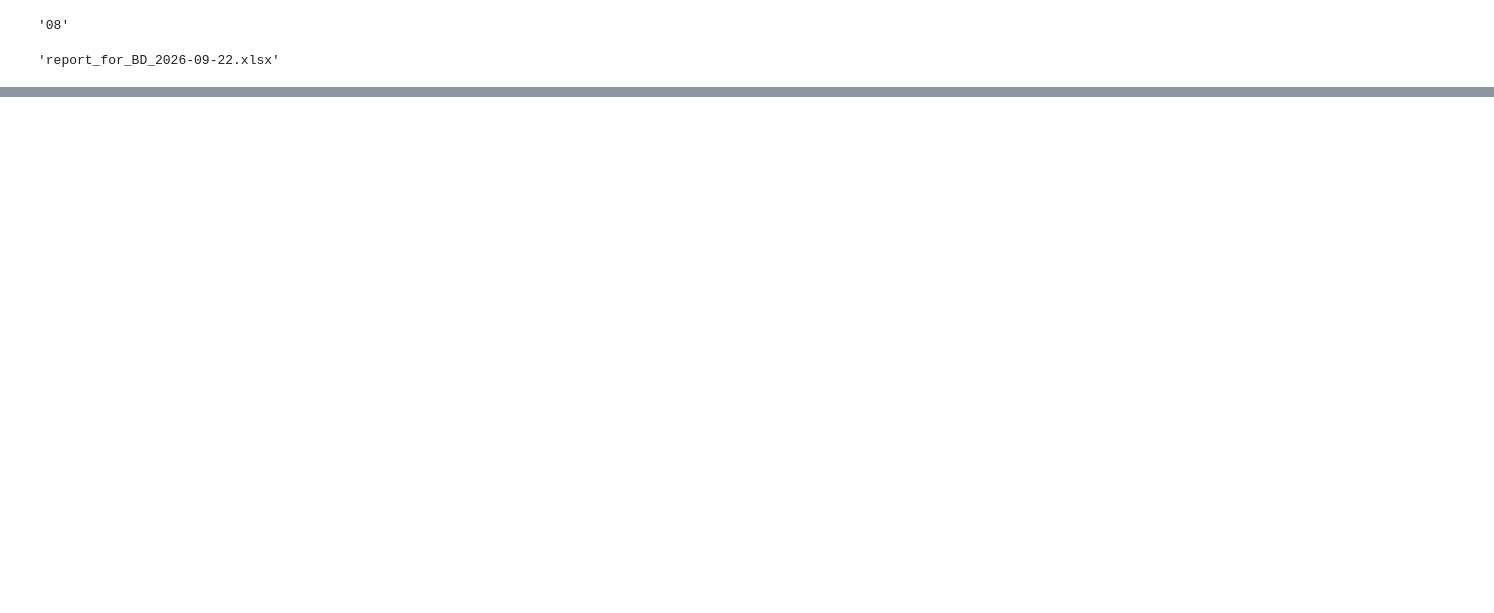
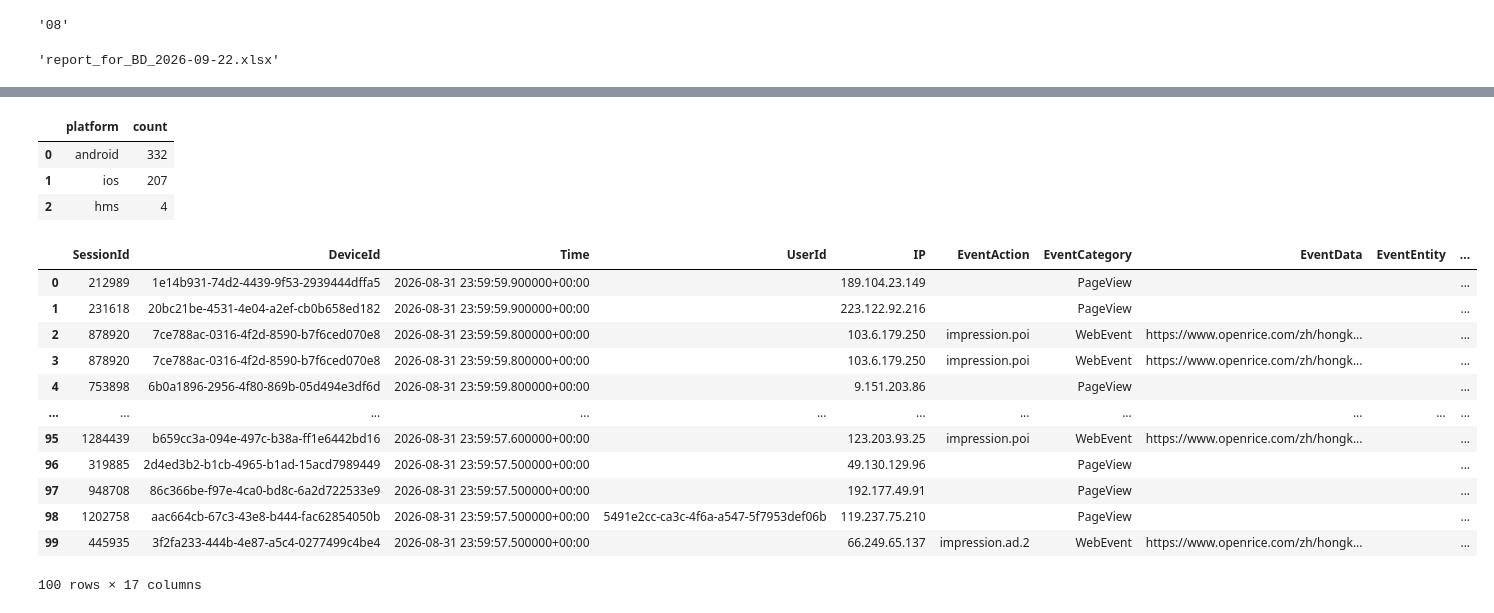
Before and after one commit to lenaopr/2026_09, a Jupyter notebook: 2026_09_21/LSLS/LSLS.ipynb, the cells around one changed output, grey strips where cells are left out. Saved outputs shown, nothing was run; the diff lists cells and outputs as text; code cells hidden in the pictures; blank space fills up the shorter version.

Commit message:
LSLS cant define Web LMS event

```diff
--- a/2026_09_21/LSLS/LSLS.ipynb
+++ b/2026_09_21/LSLS/LSLS.ipynb
@@ -116,4 +196,5 @@ with pd.ExcelWriter(excel_name, engine="openpyxl", mode="a", if_sheet_exists="ov
 # %%
+# invalid
 # 3. Daily Theme Listing Impressions --> adv search
 # 進入少鹽少糖食店頁面後，點擊篩選搜尋按鈕
 # 09:23:47|| or.advsearch.open.filter| CityID:0;sr:qcksearch;Lang:zh_TW;Ver:7.20.4; sn:hkhk.LMS2.35336.tab.-990.1
@@ -134,12 +215,67 @@ group by platform
 
 df_big_query_3 = client.query(sql).result().to_dataframe()
 
-web = df_big_query_3.query("platform=='mobile' | platform=='desktop'  ")["count"].sum()
-app = df_big_query_3.query("platform=='android' | platform=='ios' | platform=='hms' ")["count"].sum()
-temp_df = pd.DataFrame({'date':[f'{year}-{str_month}'],'web':[web],'app':[app]})
+df_big_query_3
 
-with pd.ExcelWriter(excel_name, engine="openpyxl", mode="a", if_sheet_exists="overlay") as writer:
-#     book = load_workbook(excel_name)
-#     writer.book = book
-#     writer.sheets = dict((ws.title, ws) for ws in book.worksheets)
-    temp_df.to_excel(writer, sheet_name='reduction of salt.sugar', startrow=42, header=None, index=False)
+
+# web = df_big_query_3.query("platform=='mobile' | platform=='desktop'  ")["count"].sum()
+# app = df_big_query_3.query("platform=='android' | platform=='ios' | platform=='hms' ")["count"].sum()
+# temp_df = pd.DataFrame({'date':[f'{year}-{str_month}'],'web':[web],'app':[app]})
+
+# with pd.ExcelWriter(excel_name, engine="openpyxl", mode="a", if_sheet_exists="overlay") as writer:
+# #     book = load_workbook(excel_name)
+# #     writer.book = book
+# #     writer.sheets = dict((ws.title, ws) for ws in book.worksheets)
+#     temp_df.to_excel(writer, sheet_name='reduction of salt.sugar', startrow=42, header=None, index=False)
+# %% [output]
+|  | platform | count |
+| 0 | android | 332 |
+| 1 | ios | 207 |
+| 2 | hms | 4 |
+# %%
+check_sql = f"""
+SELECT *
+FROM `openrice-production.ORGA.PV_{year}{str_month}*`
+WHERE platform IN ('desktop', 'mobile')
+/*
+  AND (
+      LOWER(EventLabelRaw) LIKE '%search%'
+      OR LOWER(EventLabel) LIKE '%search%'
+      OR LOWER(EventData) LIKE '%search%'
+      OR EXISTS (
+          SELECT 1
+          FROM UNNEST(eventlabel.list) AS item
+          WHERE LOWER(item.value) LIKE '%search%'
+      )
+  )
+  AND (
+      LOWER(EventLabelRaw) LIKE '%lms%'
+      OR LOWER(EventLabel) LIKE '%lms%'
+      OR LOWER(EventData) LIKE '%lms%'
+      OR EXISTS (
+          SELECT 1
+          FROM UNNEST(eventlabel.list) AS item
+          WHERE LOWER(item.value) LIKE '%lms%'
+      )
+  )
+*/
+ORDER BY time DESC
+LIMIT 100
+"""
+
+web_lms_records = client.query(check_sql).result().to_dataframe()
+web_lms_records
+# %% [output]
+|  | SessionId | DeviceId | Time | UserId | IP | EventAction | EventCategory | EventData | EventEntity | ... |
+| 0 | 212989 | 1e14b931-74d2-4439-9f53-2939444dffa5 | 2026-08-31 23:59:59.900000+00:00 |  | 189.104.23.149 |  | PageView |  |  | ... |
+| 1 | 231618 | 20bc21be-4531-4e04-a2ef-cb0b658ed182 | 2026-08-31 23:59:59.900000+00:00 |  | 223.122.92.216 |  | PageView |  |  | ... |
+| 2 | 878920 | 7ce788ac-0316-4f2d-8590-b7f6ced070e8 | 2026-08-31 23:59:59.800000+00:00 |  | 103.6.179.250 | impression.poi | WebEvent | https://www.openrice.com/zh/hongk... |  | ... |
+| 3 | 878920 | 7ce788ac-0316-4f2d-8590-b7f6ced070e8 | 2026-08-31 23:59:59.800000+00:00 |  | 103.6.179.250 | impression.poi | WebEvent | https://www.openrice.com/zh/hongk... |  | ... |
+| 4 | 753898 | 6b0a1896-2956-4f80-869b-05d494e3df6d | 2026-08-31 23:59:59.800000+00:00 |  | 9.151.203.86 |  | PageView |  |  | ... |
+| ... | ... | ... | ... | ... | ... | ... | ... | ... | ... | ... |
+| 95 | 1284439 | b659cc3a-094e-497c-b38a-ff1e6442bd16 | 2026-08-31 23:59:57.600000+00:00 |  | 123.203.93.25 | impression.poi | WebEvent | https://www.openrice.com/zh/hongk... |  | ... |
+| 96 | 319885 | 2d4ed3b2-b1cb-4965-b1ad-15acd7989449 | 2026-08-31 23:59:57.500000+00:00 |  | 49.130.129.96 |  | PageView |  |  | ... |
+| 97 | 948708 | 86c366be-f97e-4ca0-bd8c-6a2d722533e9 | 2026-08-31 23:59:57.500000+00:00 |  | 192.177.49.91 |  | PageView |  |  | ... |
+| 98 | 1202758 | aac664cb-67c3-43e8-b444-fac62854050b | 2026-08-31 23:59:57.500000+00:00 | 5491e2cc-ca3c-4f6a-a547-5f7953def06b | 119.237.75.210 |  | PageView |  |  | ... |
+| 99 | 445935 | 3f2fa233-444b-4e87-a5c4-0277499c4be4 | 2026-08-31 23:59:57.500000+00:00 |  | 66.249.65.137 | impression.ad.2 | WebEvent | https://www.openrice.com/zh/hongk... |  | ... |
+100 rows × 17 columns
```
Also changed, not shown: parts of 4 cells of this notebook, 12 other files.
